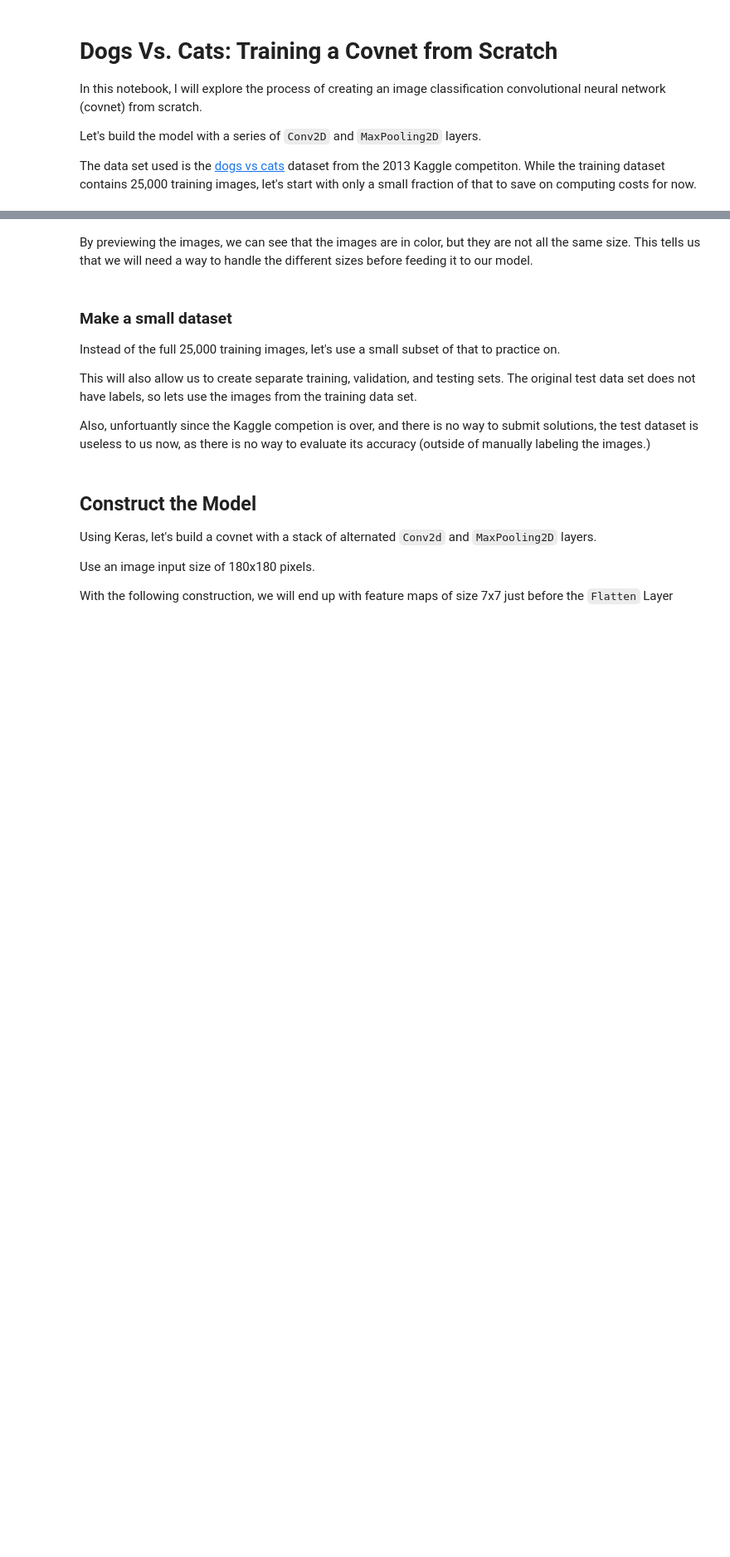
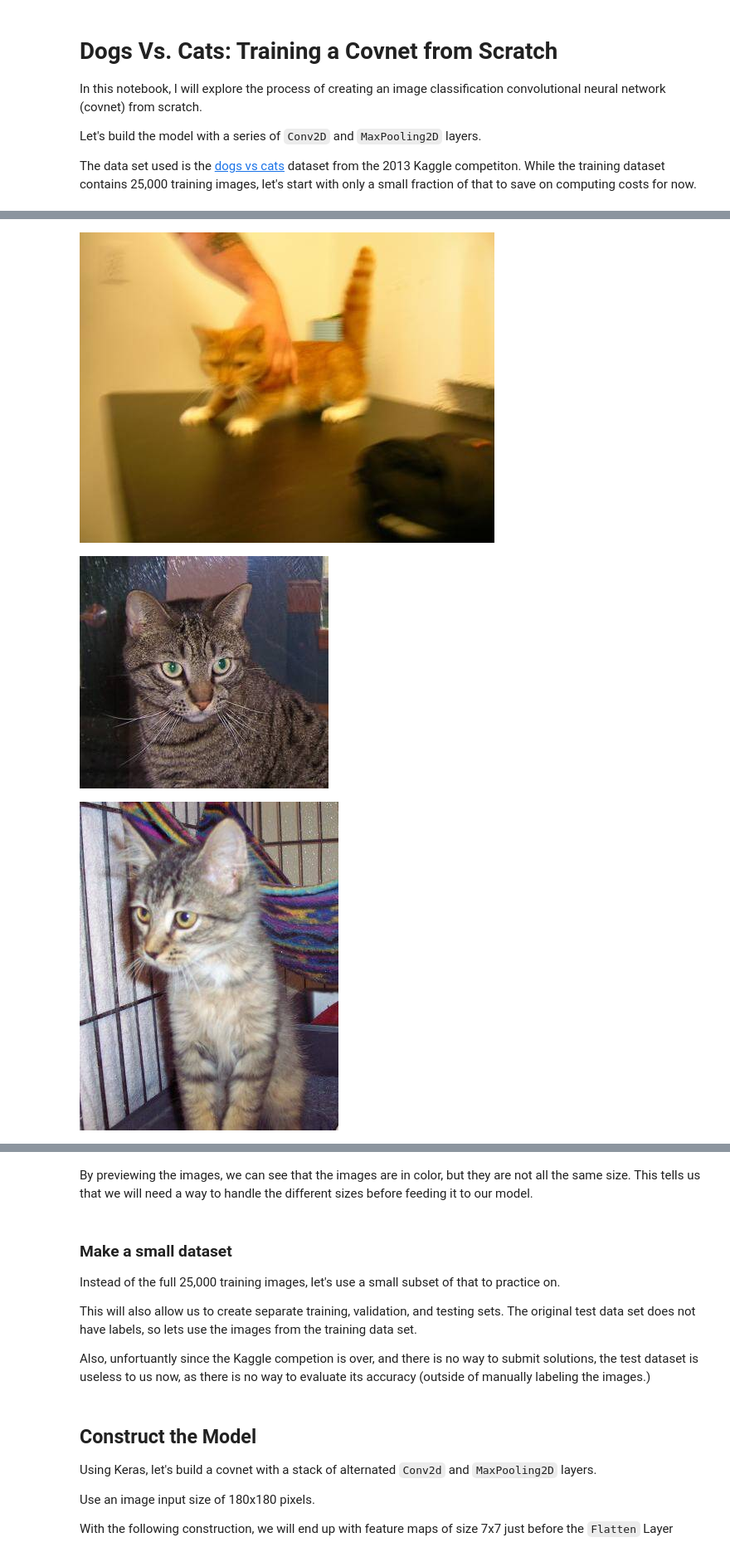
Before and after one commit to CzJLee/Deep-Learning-with-Python-Chollet, a Jupyter notebook: 8_2_colab.ipynb, the cells around one changed output, grey strips where cells are left out. Shown at 83% size. Saved outputs shown, nothing was run; the diff lists cells and outputs as text; code cells hidden in the pictures; blank space fills up the shorter version.

```diff
--- a/8_2_colab.ipynb
+++ b/8_2_colab.ipynb
@@ -74,0 +77,13 @@ To get an idea of the images we are working with, lets preview some of the image
+# %%
+# Display some Cats
+listOfImageNames = ['dogs-vs-cats-data/train/cat.0.jpg',
+                    'dogs-vs-cats-data/train/cat.1.jpg',
+                    'dogs-vs-cats-data/train/cat.2.jpg',
+                    'dogs-vs-cats-data/train/cat.3.jpg']
+
+for imageName in listOfImageNames:
+    display(Image(filename=imageName))
+# %% [output]
+[figure, added]
+[figure, added]
+[figure, added]
```
Also changed, not shown: parts of 23 cells of this notebook.
